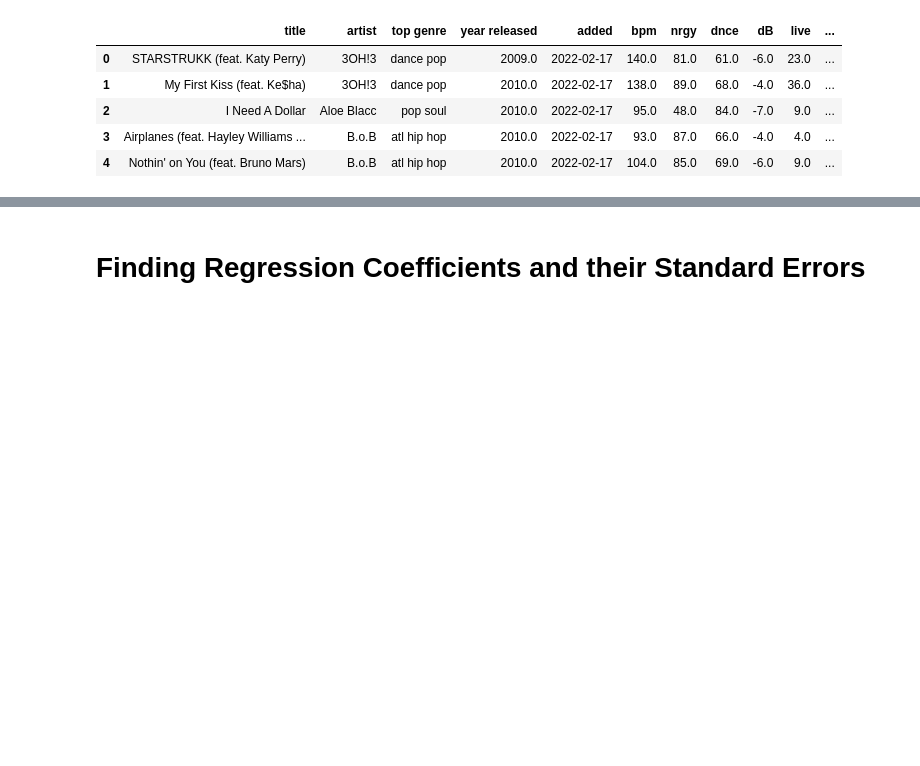
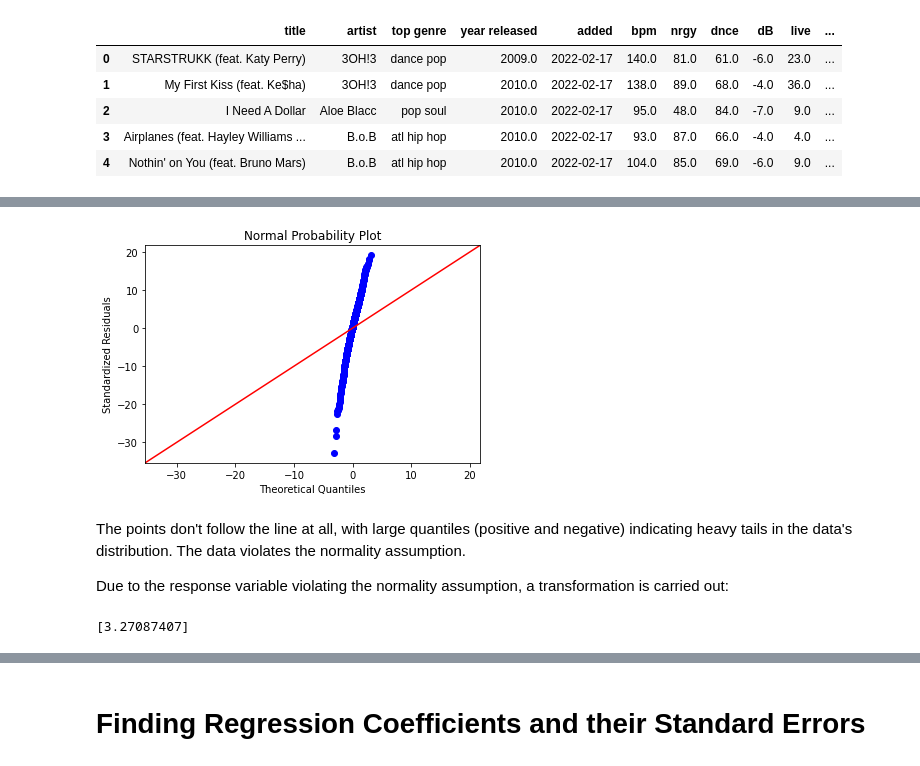
Before and after one commit to ojyoon23/STA141C, a Jupyter notebook: fin-proj-reg-coeff2.ipynb, the cells around one changed output, grey strips where cells are left out. Drawn from its saved outputs; the diff is of its cells as text; code cells hidden in the pictures; blank space fills up the shorter version.

```diff
--- a/fin-proj-reg-coeff2.ipynb
+++ b/fin-proj-reg-coeff2.ipynb
@@ -22,6 +30,7 @@ from plotnine import *
 # %%
 data = pd.read_csv("./data/SpotifyData.csv")
 df = pd.DataFrame(data)
+df = df.iloc[:-3,] # last 3 rows are all NAs so remove them
 df.head(5)
 # %% [output]
 |  | title | artist | top genre | year released | added | bpm | nrgy | dnce | dB | live | ... |
@@ -32,0 +44,8 @@ df.head(5)
+# %%
+df["top genre"] = df["top genre"].astype(str)
+mapping = ['dance pop', 'pop', 'hip hop', 'rap', 'rock', 'r&b', 'house', 'dance', 'indie', 'edm', 'country', 'boy band']
+df['top genre broad'] = df['top genre'].apply(lambda x: [k for k in mapping if re.search(k, x)])
+df['top genre broad'] = df['top genre broad'].str[0]
+df["top genre broad"].fillna('other', inplace=True)
+df = df.drop(["top genre"], axis=1)
+df.head(5)
@@ -94,0 +81,4 @@ A.head(5)
+# %%
+# to avoid errors when creating ols model
+df = df.rename(columns={"top year": "top_year", "top genre broad": "top_genre_broad", "artist type": "artist_type"})
+df.head()
@@ -94,0 +92,23 @@ A.head(5)
+# %%
+# building the model with the interaction terms
+model = ols("pop ~ bpm + nrgy + dnce + dB + live + val + dur + acous + spch + C(top_year) + C(artist_type) + C(top_genre_broad) + C(top_year):C(top_genre_broad) + C(top_year):C(artist_type) + C(top_genre_broad):C(artist_type)", data=df).fit()
+
+# creating the normal probability plot
+sm.qqplot(model.resid, line="45")
+plt.xlabel("Theoretical Quantiles")
+plt.ylabel("Standardized Residuals")
+plt.title("Normal Probability Plot")
+plt.show()
+# %% [output]
+[figure, added]
+# %% [markdown]
+The points don't follow the line at all, with large quantiles (positive and negative) indicating heavy tails in the data's distribution. The data violates the normality assumption.
+
+Due to the response variable violating the normality assumption, a transformation is carried out:
+# %%
+pt = preprocessing.PowerTransformer(method="yeo-johnson")
+pop_df = pd.DataFrame(A["pop"])
+pt.fit(pop_df)
+print(pt.lambdas_)  # optimal lambda value
+# %% [output]
+[3.27087407]
```
Also changed, not shown: parts of 74 cells of this notebook.
